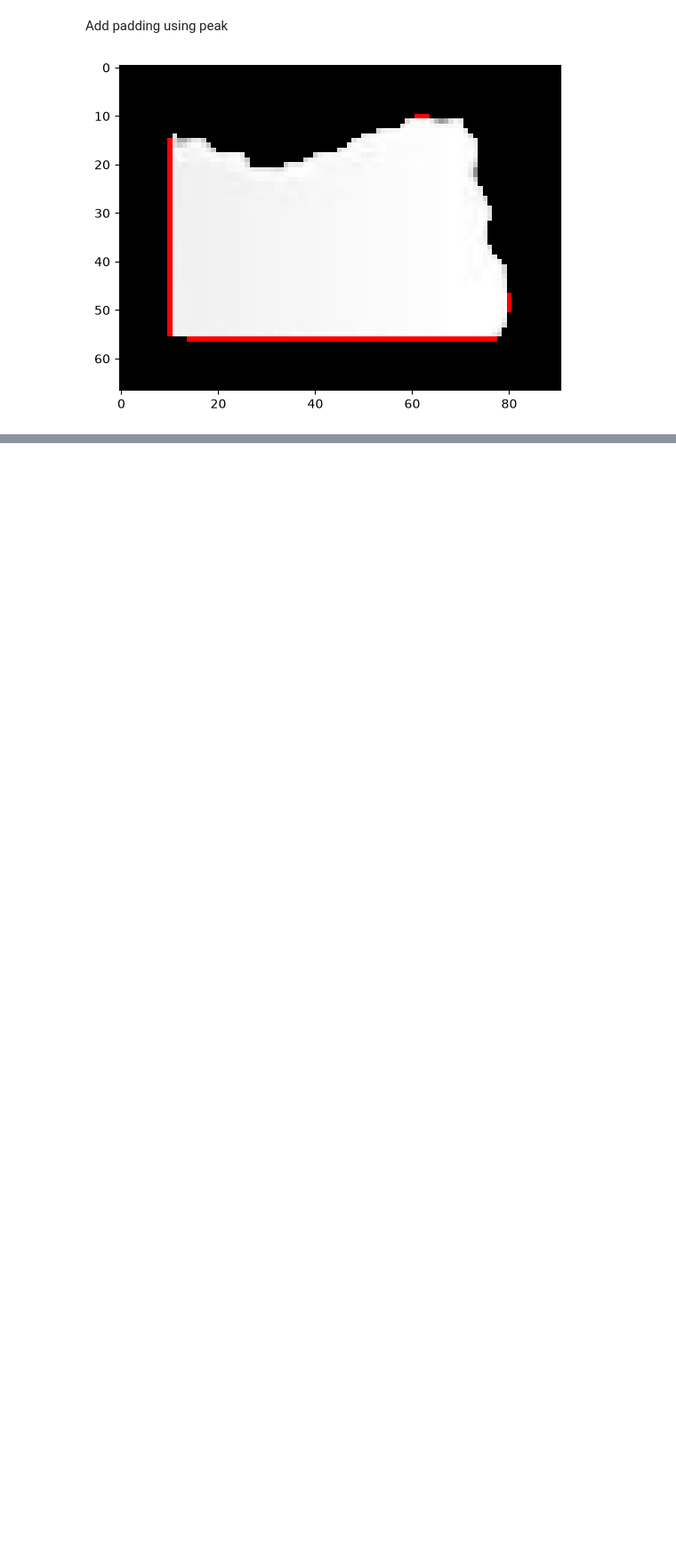
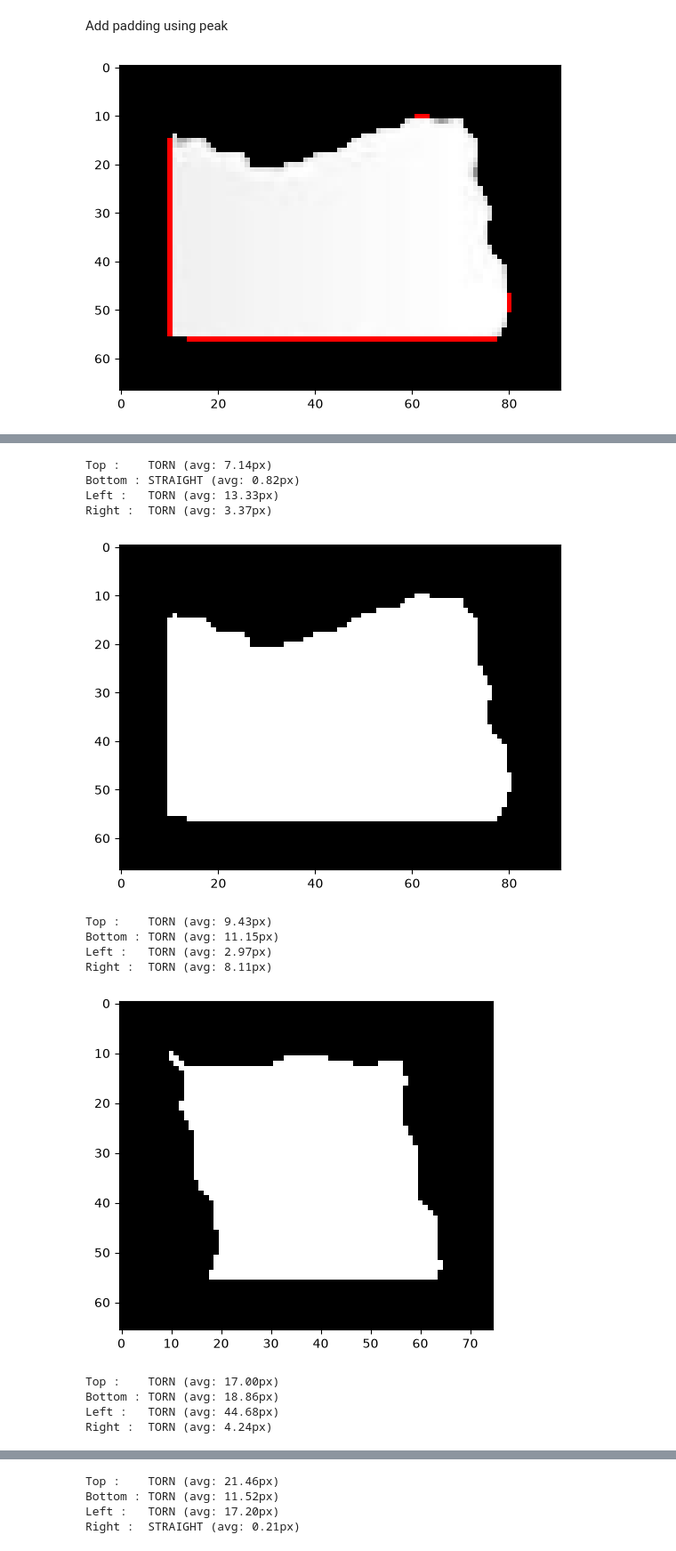
Before and after one commit to mohsinsaeed06/Project-Torn-Paper-, a Jupyter notebook: Edge Detection.ipynb, the cells around one changed output, grey strips where cells are left out. Shown at 89% size. Saved outputs shown, nothing was run; the diff lists cells and outputs as text; code cells hidden in the pictures; blank space fills up the shorter version.

```diff
--- a/Edge Detection.ipynb
+++ b/Edge Detection.ipynb
@@ -248,0 +146,72 @@ plt.show()
+# %%
+for i in isolated_pieces_list:
+    padded_image = cv2.copyMakeBorder(i, 10, 10, 10, 10, borderType=cv2.BORDER_CONSTANT, value=[0,0,0])
+    gray = cv2.cvtColor(padded_image, cv2.COLOR_BGR2GRAY)
+    _, thresh = cv2.threshold(gray, 15, 255, cv2.THRESH_BINARY)
+    points = cv2.findNonZero(thresh)
+    x, y, w, h = cv2.boundingRect(points)
+
+    tol = 1.5
+
+    top_deviations = []
+    bottom_deviations = []
+
+    for col in range(x, x + w):
+        white_pixels = np.where(thresh[:, col] == 255)[0]
+        if len(white_pixels) > 0:
+            actual_top_edge = white_pixels[0]
+            top_deviations.append(int(actual_top_edge - y))
+
+            actual_bottom_edge = white_pixels[-1]
+            absolute_bottom_peak = y + h
+            bottom_deviations.append(int(absolute_bottom_peak - actual_bottom_edge))
+
+    std_top = np.std(top_deviations) if top_deviations else 0
+    std_bottom = np.std(bottom_deviations) if bottom_deviations else 0
+
+    top1_is_torn = std_top > tol
+    bottom1_is_torn = std_bottom > tol
+
+    print(f"Top :    {'TORN' if top1_is_torn else 'STRAIGHT'} (avg: {std_top:.2f}px)")
+    print(f"Bottom : {'TORN' if bottom1_is_torn else 'STRAIGHT'} (avg: {std_bottom:.2f}px)")
+
+
+    left_avg = []
+    right_avg = []
+
+    for row in range(y, y + h):
+        white_pixels = np.where(thresh[row, :] == 255)[0]
+        if len(white_pixels) > 0:
+            actual_left_edge = white_pixels[0]
+            left_avg.append(int(actual_left_edge - x))
+
+            actual_right_edge = white_pixels[-1]
+            absolute_right_peak = x + w
+            right_avg.append(int(absolute_right_peak - actual_right_edge))
+
+    std_left = np.std(left_avg) if left_avg else 0
+    std_right = np.std(right_avg) if right_avg else 0
+
+    left1_is_torn = std_left > tol
+    right1_is_torn = std_right > tol
+
+    print(f"Left :   {'TORN' if left1_is_torn else 'STRAIGHT'} (avg: {std_left:.2f}px)")
+    print(f"Right :  {'TORN' if right1_is_torn else 'STRAIGHT'} (avg: {std_right:.2f}px)")
+
+    plt.imshow(thresh, cmap='gray')
+    plt.show()
+# %% [output]
+Top :    TORN (avg: 7.14px)
+Bottom : STRAIGHT (avg: 0.82px)
+Left :   TORN (avg: 13.33px)
+Right :  TORN (avg: 3.37px)
+[figure, added]
+Top :    TORN (avg: 9.43px)
+Bottom : TORN (avg: 11.15px)
+Left :   TORN (avg: 2.97px)
+Right :  TORN (avg: 8.11px)
+[figure, added]
+Top :    TORN (avg: 17.00px)
+Bottom : TORN (avg: 18.86px)
+Left :   TORN (avg: 44.68px)
+Right :  TORN (avg: 4.24px)
@@ -248,0 +219,4 @@ plt.show()
+Top :    TORN (avg: 21.46px)
+Bottom : TORN (avg: 11.52px)
+Left :   TORN (avg: 17.20px)
+Right :  STRAIGHT (avg: 0.21px)
```
Also changed, not shown: parts of 12 cells of this notebook, 1 other file.
